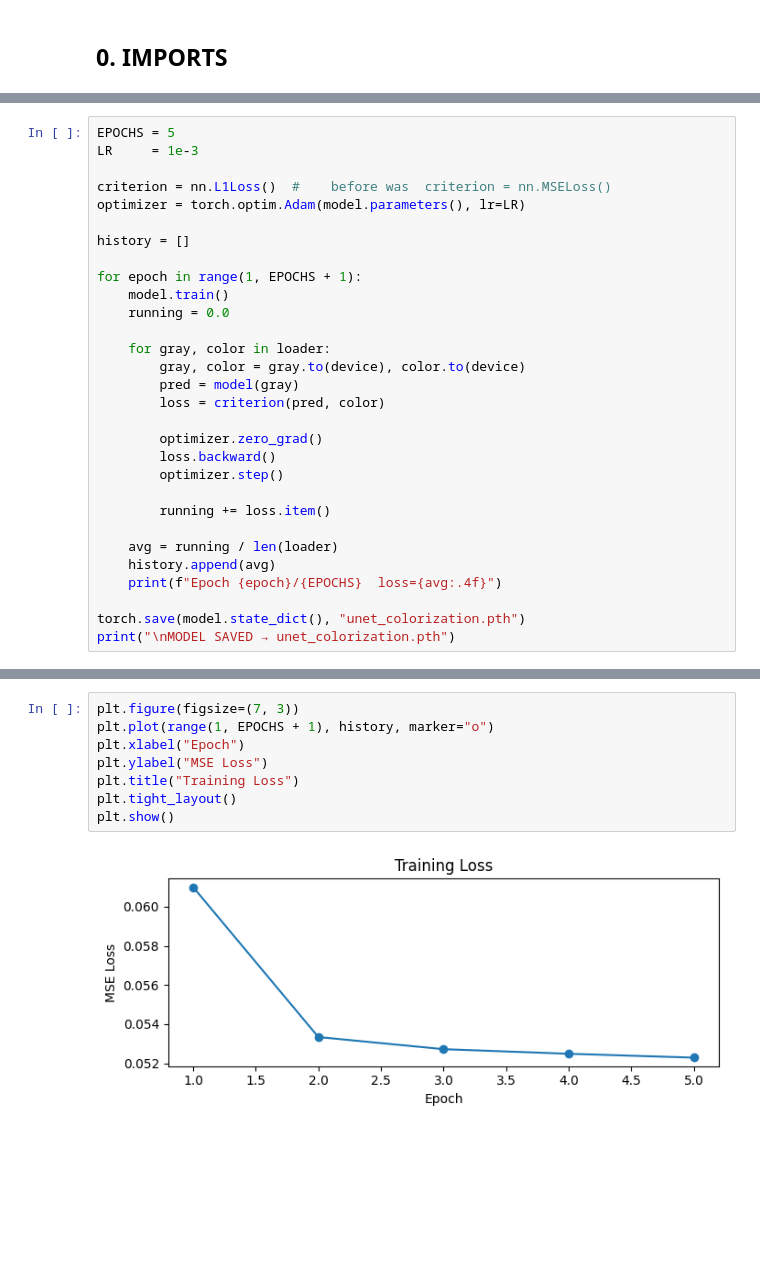
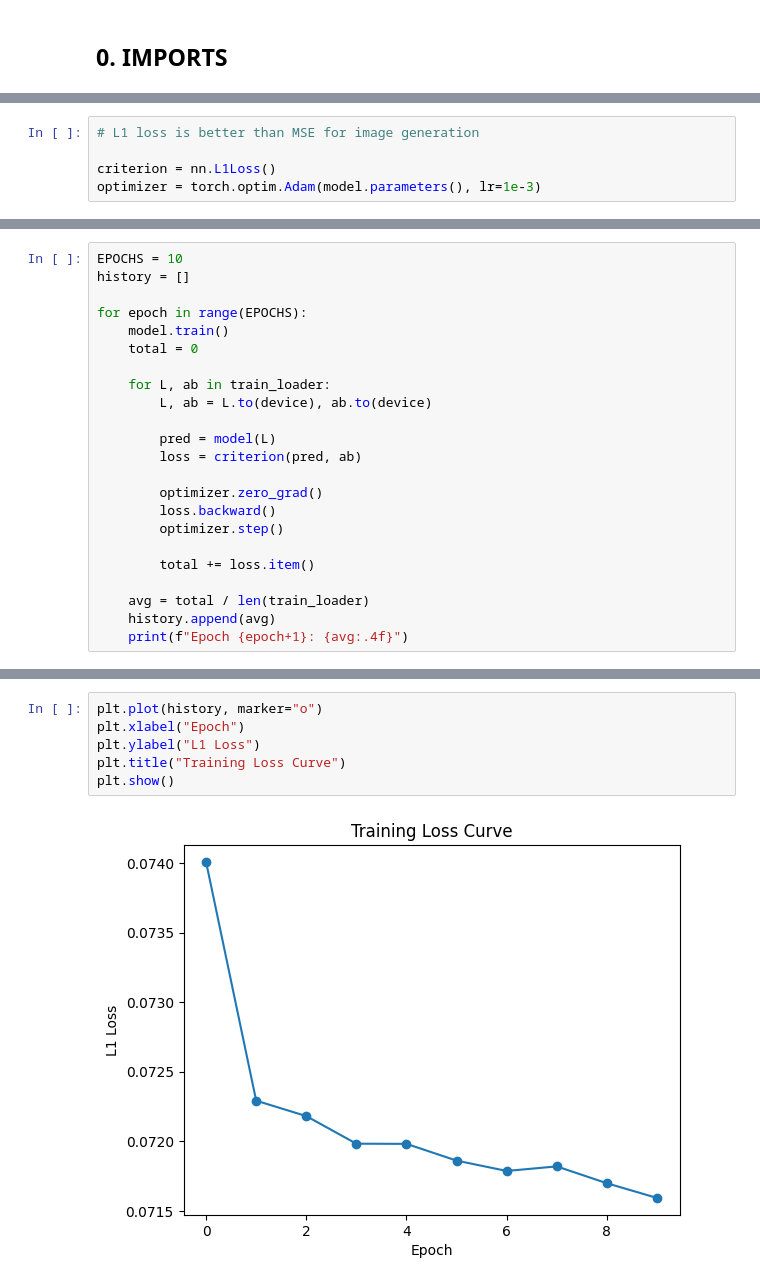
Before and after one commit to Kreetrix/Neural-Network-Project, a Jupyter notebook: colorization.ipynb, the cells around one changed output, grey strips where cells are left out. Drawn from its saved outputs; the diff is of its cells as text; blank space fills up the shorter version.

```diff
--- a/colorization.ipynb
+++ b/colorization.ipynb
@@ -151 +202,6 @@ PARAMETERS: 1,861,827
+# %%
+# L1 loss is better than MSE for image generation
+
+criterion = nn.L1Loss()
+optimizer = torch.optim.Adam(model.parameters(), lr=1e-3)
 # %% [markdown]
@@ -153,31 +209,24 @@ PARAMETERS: 1,861,827
 # %%
-EPOCHS = 5
-LR     = 1e-3
-
-criterion = nn.L1Loss()  #    before was  criterion = nn.MSELoss()
-optimizer = torch.optim.Adam(model.parameters(), lr=LR)
-
+EPOCHS = 10
 history = []
 
-for epoch in range(1, EPOCHS + 1):
+for epoch in range(EPOCHS):
     model.train()
-    running = 0.0
+    total = 0
 
-    for gray, color in loader:
-        gray, color = gray.to(device), color.to(device)
-        pred = model(gray)
-        loss = criterion(pred, color)
+    for L, ab in train_loader:
+        L, ab = L.to(device), ab.to(device)
+
+        pred = model(L)
+        loss = criterion(pred, ab)
 
         optimizer.zero_grad()
         loss.backward()
         optimizer.step()
 
-        running += loss.item()
+        total += loss.item()
 
-    avg = running / len(loader)
+    avg = total / len(train_loader)
     history.append(avg)
-    print(f"Epoch {epoch}/{EPOCHS}  loss={avg:.4f}")
-
-torch.save(model.state_dict(), "unet_colorization.pth")
-print("\nMODEL SAVED → unet_colorization.pth")
+    print(f"Epoch {epoch+1}: {avg:.4f}")
 # %% [output]
@@ -193,11 +263,9 @@ MODEL SAVED → unet_colorization.pth
 # %%
-plt.figure(figsize=(7, 3))
-plt.plot(range(1, EPOCHS + 1), history, marker="o")
+plt.plot(history, marker="o")
 plt.xlabel("Epoch")
-plt.ylabel("MSE Loss")
-plt.title("Training Loss")
-plt.tight_layout()
+plt.ylabel("L1 Loss")
+plt.title("Training Loss Curve")
 plt.show()
 # %% [output]
-[figure, old version]
+[figure, new version]
 # %% [markdown]
```
Also changed, not shown: parts of 22 cells of this notebook.
